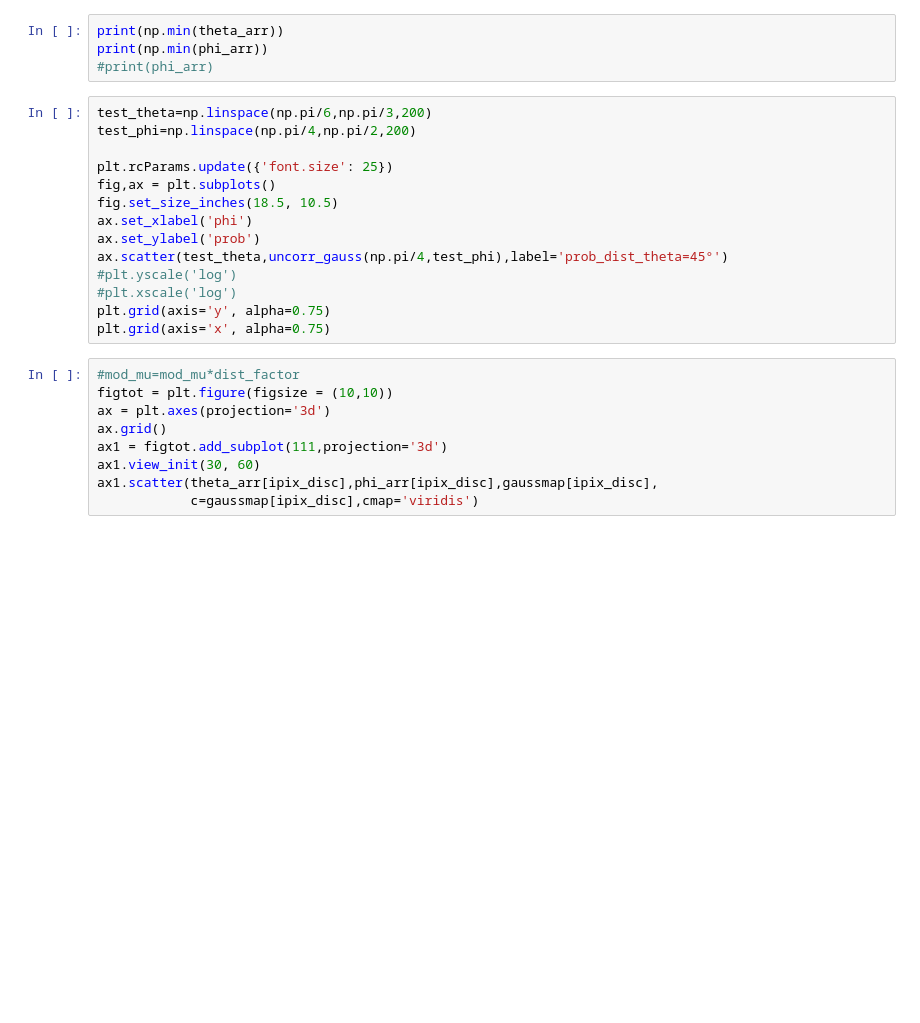
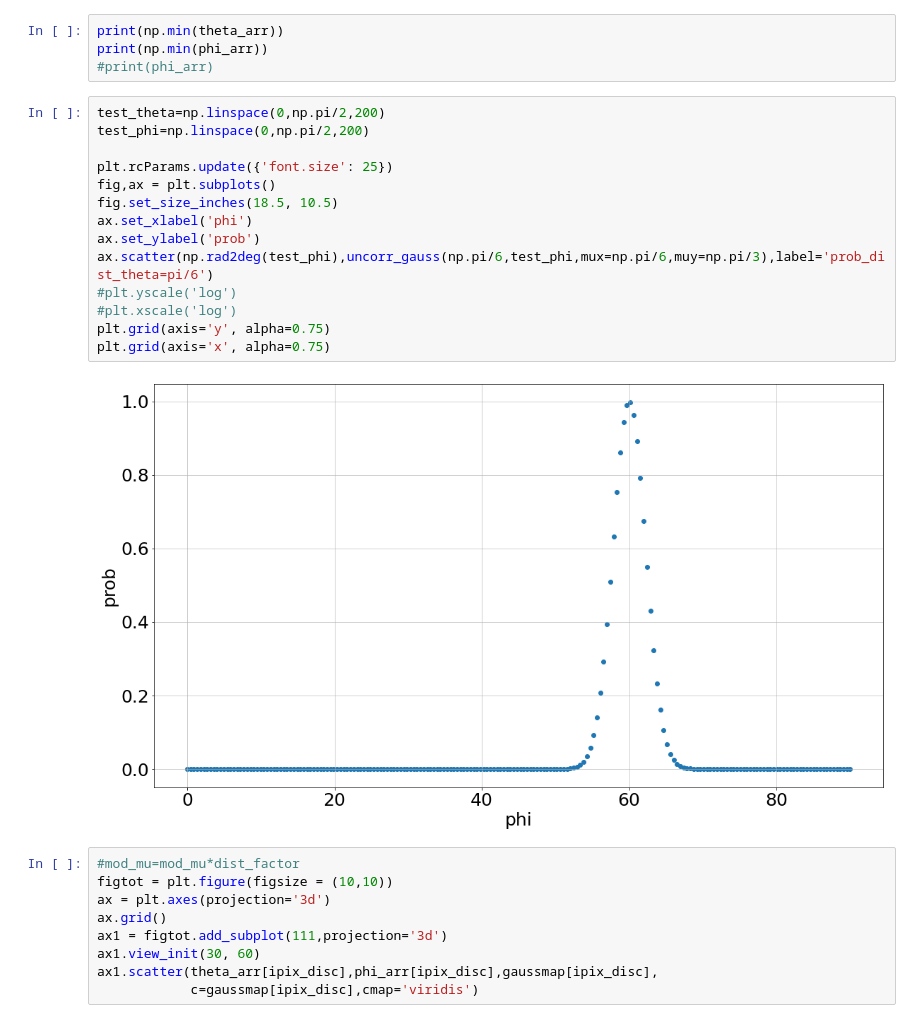
Before and after one commit to RCianca/DarkSirensStat, a Jupyter notebook: ProxyGenerator/ProxyGen.ipynb, the cells around one changed output. Cells and saved outputs as stored; diff of their text form; blank space fills up the shorter version.

```diff
--- a/ProxyGenerator/ProxyGen.ipynb
+++ b/ProxyGenerator/ProxyGen.ipynb
@@ -330,19 +337,21 @@ print(np.min(theta_arr))
 print(np.min(phi_arr))
 #print(phi_arr)
 # %%
-test_theta=np.linspace(np.pi/6,np.pi/3,200)
-test_phi=np.linspace(np.pi/4,np.pi/2,200)
+test_theta=np.linspace(0,np.pi/2,200)
+test_phi=np.linspace(0,np.pi/2,200)
 
 plt.rcParams.update({'font.size': 25})
 fig,ax = plt.subplots()
 fig.set_size_inches(18.5, 10.5)
 ax.set_xlabel('phi')
 ax.set_ylabel('prob')
-ax.scatter(test_theta,uncorr_gauss(np.pi/4,test_phi),label='prob_dist_theta=45°')
+ax.scatter(np.rad2deg(test_phi),uncorr_gauss(np.pi/6,test_phi,mux=np.pi/6,muy=np.pi/3),label='prob_dist_theta=pi/6')
 #plt.yscale('log')
 #plt.xscale('log')
 plt.grid(axis='y', alpha=0.75)
 plt.grid(axis='x', alpha=0.75)
+# %% [output]
+[figure, added]
 # %%
 #mod_mu=mod_mu*dist_factor
 figtot = plt.figure(figsize = (10,10))
```
Also changed, not shown: parts of 8 cells of this notebook, 3 other files.
